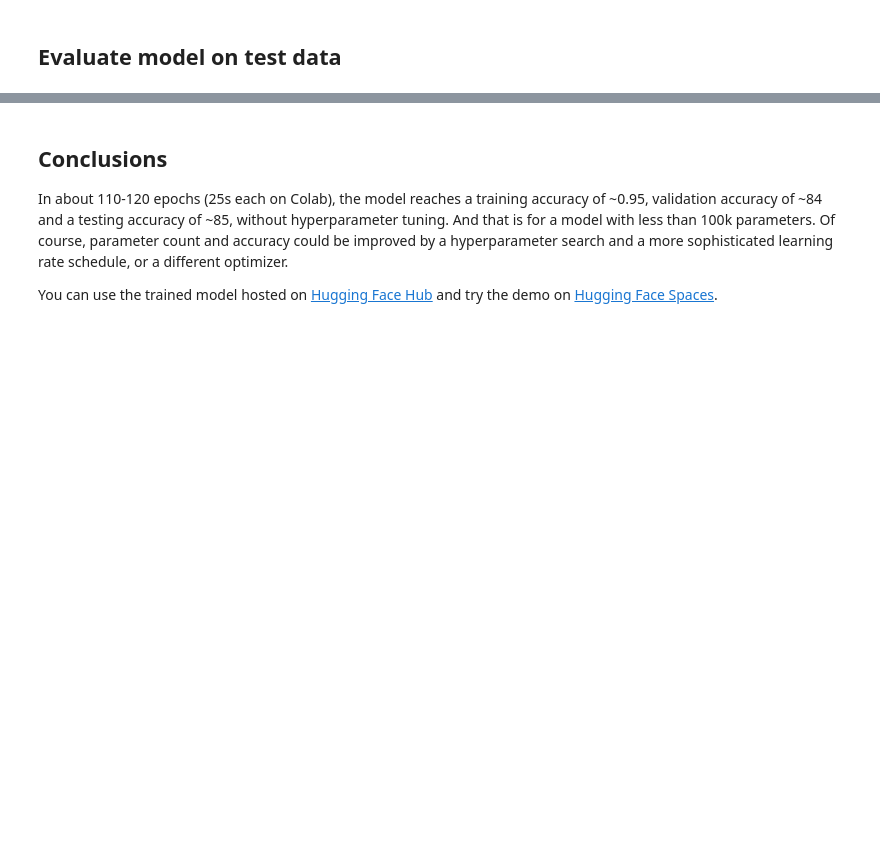
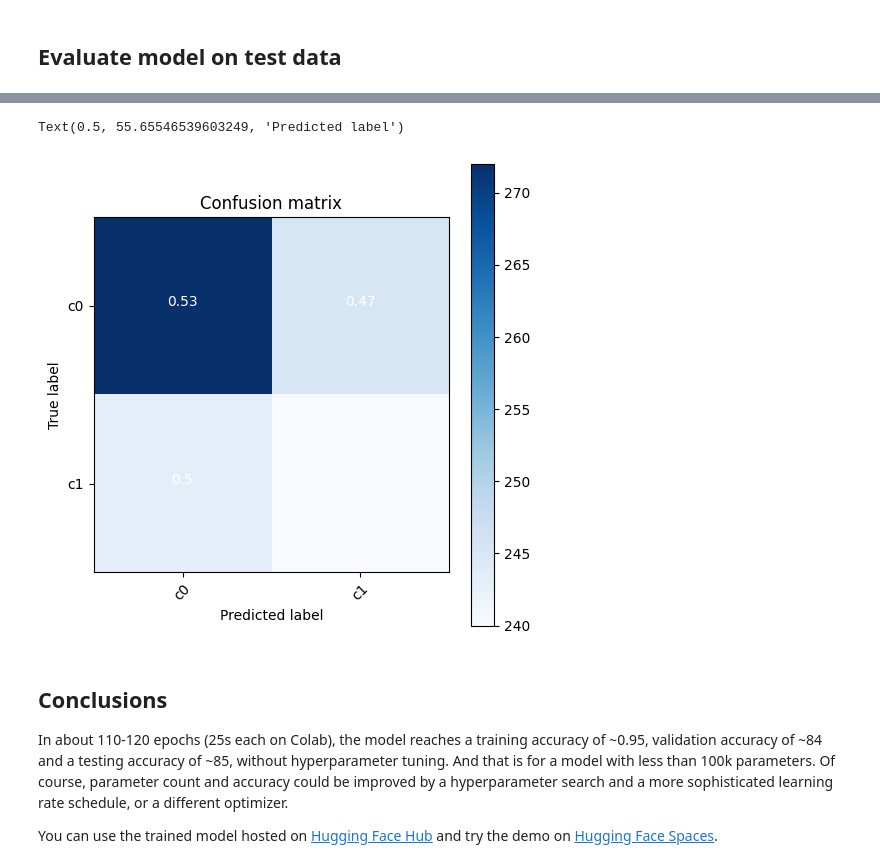
Before and after one commit to mxochicale/sentient, a Jupyter notebook: scripts/models/transformer-model/timeseries_transformer_classification.ipynb, the cells around one changed output, grey strips where cells are left out. Cells and saved outputs as stored; diff of their text form; code cells hidden in the pictures; blank space fills up the shorter version.

```diff
--- a/scripts/models/transformer-model/timeseries_transformer_classification.ipynb
+++ b/scripts/models/transformer-model/timeseries_transformer_classification.ipynb
@@ -288,9 +354,15 @@ Epoch 100/100
 # %% [markdown]
 ## Evaluate model on test data
 # %%
-model = keras.models.load_model("best_transforer_model.h5")
-test_loss, test_acc = model.evaluate(x_test, y_test, verbose=1)
+loaded_model = keras.models.load_model("best_transforer_model.h5")
+test_loss, test_acc = loaded_model.evaluate(x_test,
+                                            y_test,
+                                            batch_size=batch_size,
+                                            verbose=1)
 
-print("Test accuracy", test_acc)
-print("Test loss", test_loss)
+print(f'=============================')
+print(f'=============================')
+print(f'Test accuracy {test_acc*100} and Test loss {test_loss*100}')
+print(f'=============================')
+print(f'=============================')
 # %% [output]
@@ -325,0 +398,3 @@ history.history.keys(): dict_keys(['loss', 'sparse_categorical_accuracy', 'val_l
+# %%
+## Load model
+predictions = loaded_model.predict(x_test)
@@ -325,0 +403,45 @@ history.history.keys(): dict_keys(['loss', 'sparse_categorical_accuracy', 'val_l
+# %%
+print(f'x_test.shape: {x_test.shape}, predictions.shape:  {predictions.shape}')
+
+index = 100 # up to 9999
+print('Ground truth for test timeseries: ',y_test[index])
+print('Predictions for each class:\n')
+for i in range(2):
+    print('class:', i, ' probability: ', predictions[index][i])
+
+# For each sample timeseries in the test dataset, select the class label with the highest probability.
+predicted_labels = [np.argmax(i) for i in predictions]
+print(f'len(predicted_labels): {len(predicted_labels)}')
+
+
+test_pred = np.argmax(predictions, axis=1)
+print(test_pred)
+print(y_test)
+
+# cm = sklearn.metrics.confusion_matrix(y_test, test_pred)
+cm = sklearn.metrics.confusion_matrix(y_test, test_pred)
+
+
+class_names = ['c0', 'c1']
+
+figure = plt.figure(figsize=(5, 5))
+plt.imshow(cm, interpolation='nearest', cmap=plt.cm.Blues)
+plt.title("Confusion matrix")
+plt.colorbar()
+tick_marks = np.arange(len(class_names))
+plt.xticks(tick_marks, class_names, rotation=45)
+plt.yticks(tick_marks, class_names)
+
+# Normalize the confusion matrix.
+cm = np.around(cm.astype('float') / cm.sum(axis=1)[:, np.newaxis], decimals=2)
+# Use white text if squares are dark; otherwise black.
+threshold = cm.max() / 2.
+
+for i, j in itertools.product(range(cm.shape[0]), range(cm.shape[1])):
+    color = "white" if cm[i, j] > threshold else "black"
+    plt.text(j, i, cm[i, j], horizontalalignment="center", color=color)
+
+plt.tight_layout()
+plt.ylabel('True label')
+plt.xlabel('Predicted label')
+# %% [output]
@@ -326,3 +465,5 @@ history.history.keys(): dict_keys(['loss', 'sparse_categorical_accuracy', 'val_l
+Text(0.5, 55.65546539603249, 'Predicted label')
+[figure, added]
 # %% [markdown]
 ## Conclusions
 
```
Also changed, not shown: parts of 17 cells of this notebook, 3 other files.
